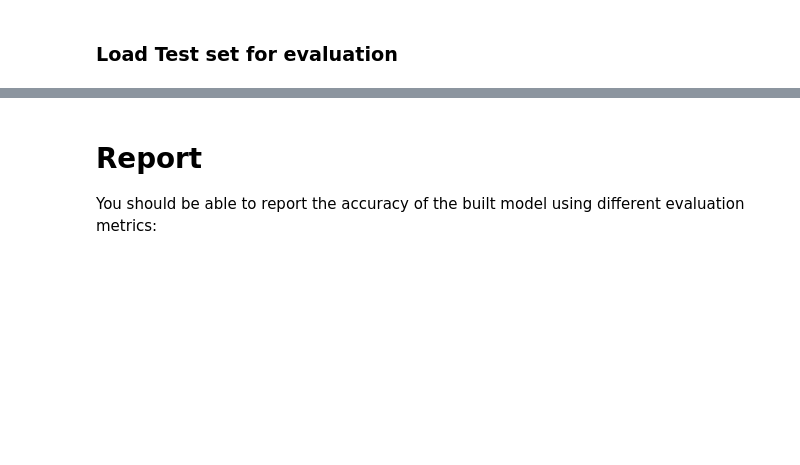
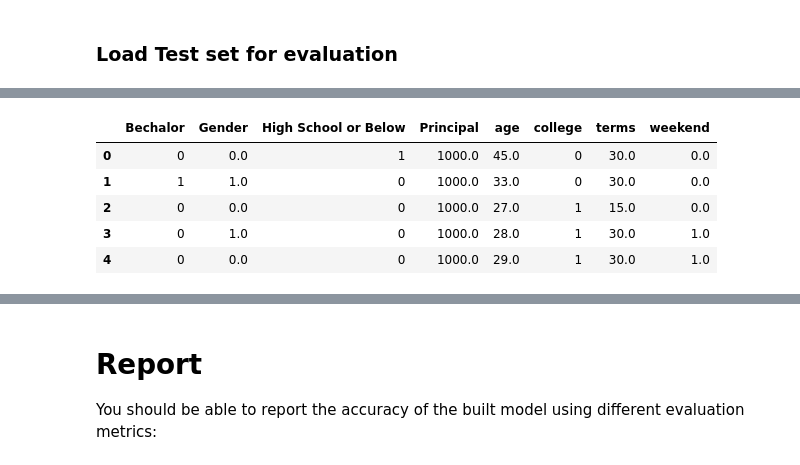
Before and after one commit to watex95/COSERA-CAPSTONE-PROJECT, a Jupyter notebook: The best classifier.ipynb, the cells around one changed output, grey strips where cells are left out. Saved outputs shown, nothing was run; the diff lists cells and outputs as text; code cells hidden in the pictures; blank space fills up the shorter version.

```diff
--- a/The best classifier.ipynb
+++ b/The best classifier.ipynb
@@ -530,0 +537,14 @@ metrics_df
+# %%
+Feature_test = test_df[['Principal','terms','age','Gender','weekend']]
+Feature_test = pd.concat([Feature,pd.get_dummies(df['education'])], axis=0)
+Feature_test.drop(['Master or Above'], axis = 1,inplace=True)
+
+Feature_test.dropna(inplace=True)
+Feature_test.head()
+# %% [output]
+|  | Bechalor | Gender | High School or Below | Principal | age | college | terms | weekend |
+| 0 | 0 | 0.0 | 1 | 1000.0 | 45.0 | 0 | 30.0 | 0.0 |
+| 1 | 1 | 1.0 | 0 | 1000.0 | 33.0 | 0 | 30.0 | 0.0 |
+| 2 | 0 | 0.0 | 0 | 1000.0 | 27.0 | 1 | 15.0 | 0.0 |
+| 3 | 0 | 1.0 | 0 | 1000.0 | 28.0 | 1 | 30.0 | 1.0 |
+| 4 | 0 | 0.0 | 0 | 1000.0 | 29.0 | 1 | 30.0 | 1.0 |
```
Also changed, not shown: parts of 32 cells of this notebook.
